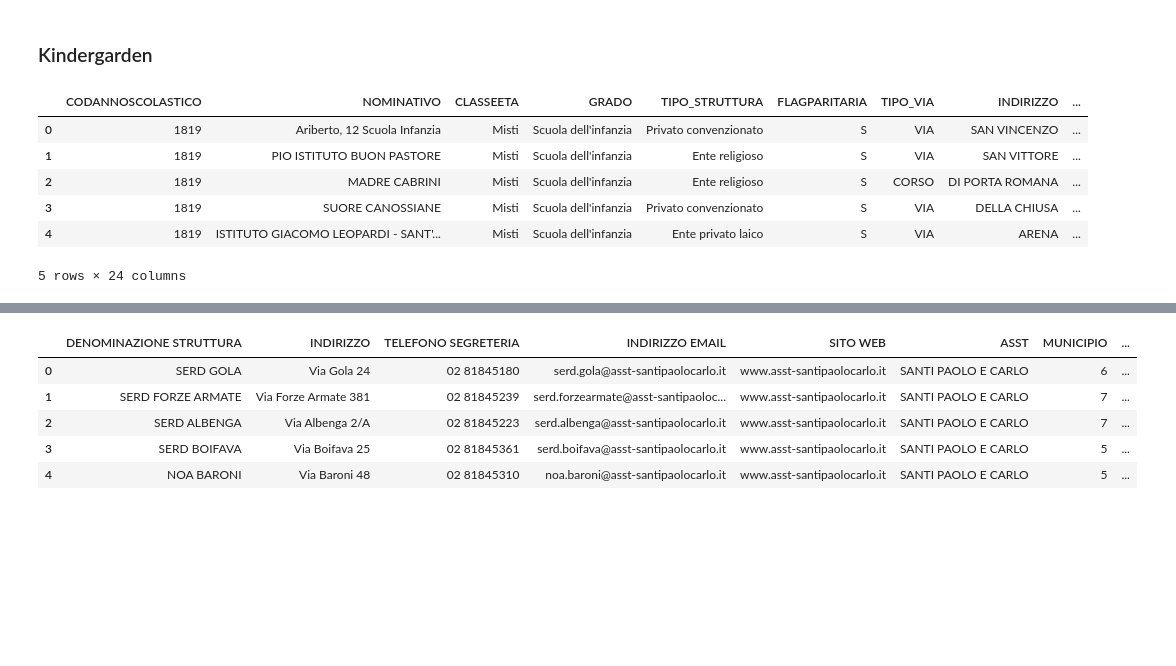
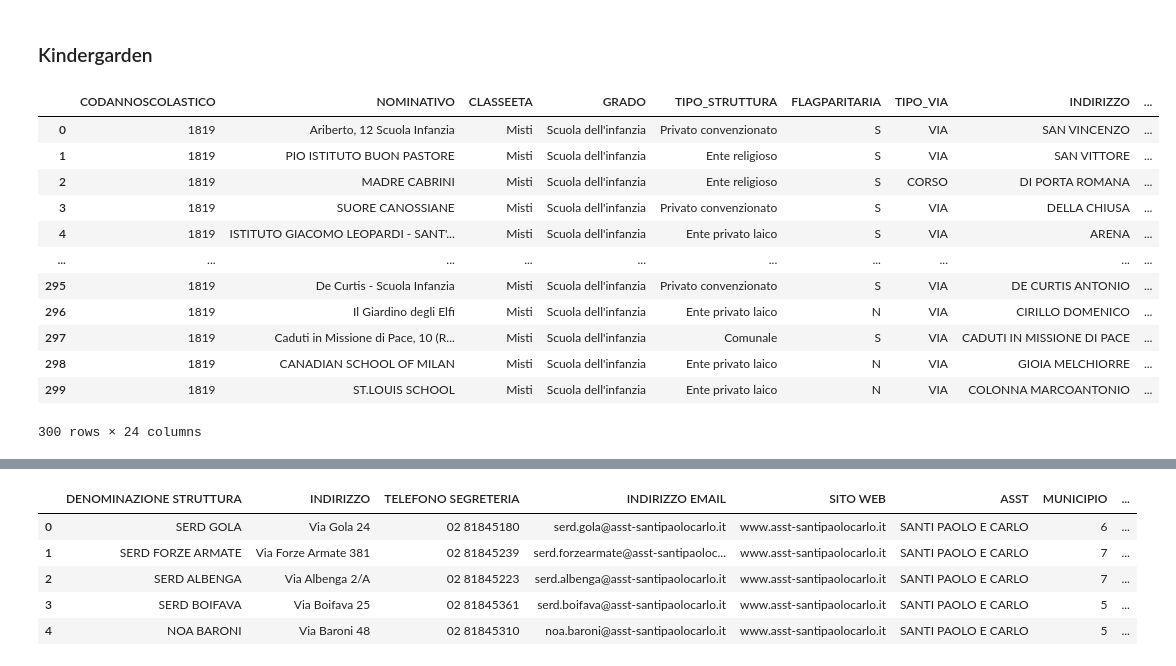
Before and after one commit to giuliofrey/bsc_thesis, a Jupyter notebook: data_cleaning.ipynb, the cells around one changed output, grey strips where cells are left out. Saved outputs shown, nothing was run; the diff lists cells and outputs as text; code cells hidden in the pictures; blank space fills up the shorter version.

```diff
--- a/data_cleaning.ipynb
+++ b/data_cleaning.ipynb
@@ -228,12 +243,18 @@ consu_df.head()
 ### Kindergarden
 # %%
 sinf_df = pd.read_csv('datasets/ds672_scuoleinfanzia_.csv', sep=';')
-sinf_df.head()
+sinf_df
 # %% [output]
 |  | CODANNOSCOLASTICO | NOMINATIVO | CLASSEETA | GRADO | TIPO_STRUTTURA | FLAGPARITARIA | TIPO_VIA | INDIRIZZO | ... |
 | 0 | 1819 | Ariberto, 12 Scuola Infanzia | Misti | Scuola dell'infanzia | Privato convenzionato | S | VIA | SAN VINCENZO | ... |
 | 1 | 1819 | PIO ISTITUTO BUON PASTORE | Misti | Scuola dell'infanzia | Ente religioso | S | VIA | SAN VITTORE | ... |
 | 2 | 1819 | MADRE CABRINI | Misti | Scuola dell'infanzia | Ente religioso | S | CORSO | DI PORTA ROMANA | ... |
 | 3 | 1819 | SUORE CANOSSIANE | Misti | Scuola dell'infanzia | Privato convenzionato | S | VIA | DELLA CHIUSA | ... |
 | 4 | 1819 | ISTITUTO GIACOMO LEOPARDI - SANT'... | Misti | Scuola dell'infanzia | Ente privato laico | S | VIA | ARENA | ... |
+| ... | ... | ... | ... | ... | ... | ... | ... | ... | ... |
+| 295 | 1819 | De Curtis - Scuola Infanzia | Misti | Scuola dell'infanzia | Privato convenzionato | S | VIA | DE CURTIS ANTONIO | ... |
+| 296 | 1819 | Il Giardino degli Elfi | Misti | Scuola dell'infanzia | Ente privato laico | N | VIA | CIRILLO DOMENICO | ... |
+| 297 | 1819 | Caduti in Missione di Pace, 10 (R... | Misti | Scuola dell'infanzia | Comunale | S | VIA | CADUTI IN MISSIONE DI PACE | ... |
+| 298 | 1819 | CANADIAN SCHOOL OF MILAN | Misti | Scuola dell'infanzia | Ente privato laico | N | VIA | GIOIA MELCHIORRE | ... |
+| 299 | 1819 | ST.LOUIS SCHOOL | Misti | Scuola dell'infanzia | Ente privato laico | N | VIA | COLONNA MARCOANTONIO | ... |
-5 rows × 24 columns
+300 rows × 24 columns
```
Also changed, not shown: parts of 35 cells of this notebook, 2 other files.
